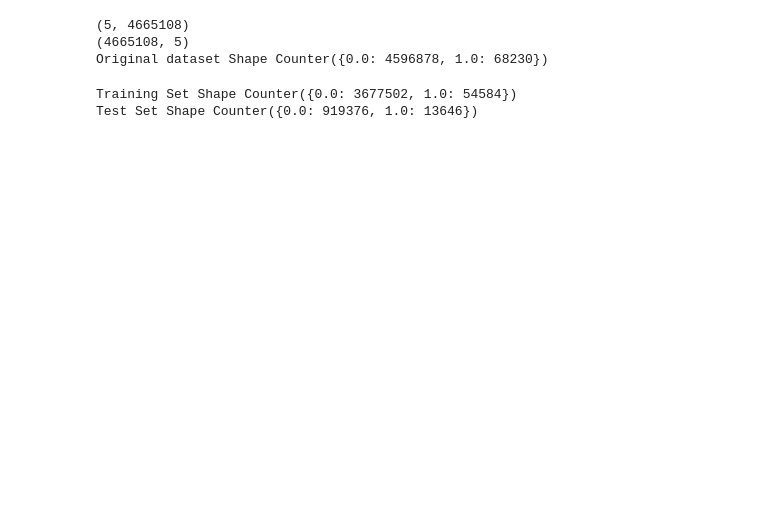
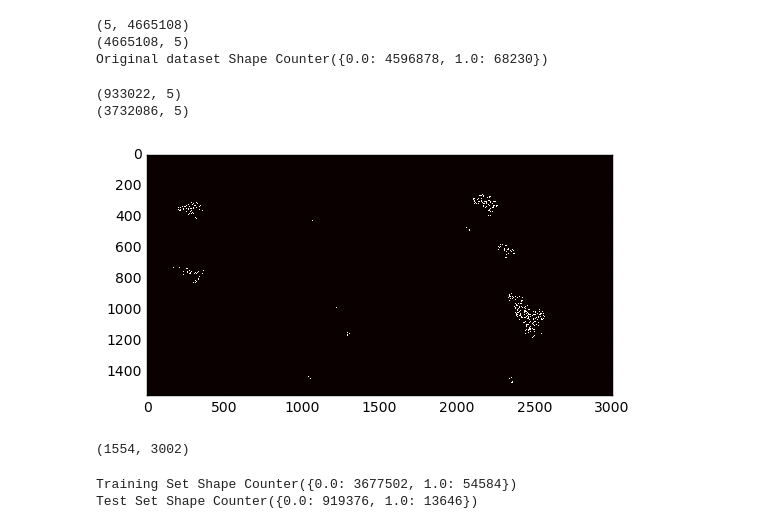
Before and after one commit to SKhatter/Analyzing-and-Predicting-Wildfires, a Jupyter notebook: code/resampling/PlainDecisionTree.ipynb, the cells around one changed output. Drawn from its saved outputs; the diff is of its cells as text; code cells hidden in the pictures; blank space fills up the shorter version.

```diff
--- a/code/resampling/PlainDecisionTree.ipynb
+++ b/code/resampling/PlainDecisionTree.ipynb
@@ -54,12 +53,11 @@ band4_12 = dataset4_12.GetRasterBand(1)
 
 #get data in the numpy arrays for 2012
 data_fireFreq =  np.array(band_fireFreq.ReadAsArray(0,0,band_fireFreq.XSize, band_fireFreq.YSize))
-data1_12 = np.array(band1_12.ReadAsArray())
+data1_12 = np.array(band1_12.ReadAsArray(0,0,band1_12.XSize, band1_12.YSize))
 data2_12 = np.array(band2_12.ReadAsArray(0,0,band2_12.XSize, band2_12.YSize))
 data3_12 = np.array(band3_12.ReadAsArray(0,0,band3_12.XSize, band3_12.YSize))
 data4_12 = np.array(band4_12.ReadAsArray(0,0,band4_12.XSize, band4_12.YSize))
 
-
 print(data1_12.shape)
 # %% [output]
 (1554, 3002)
@@ -135,0 +128,44 @@ classifier_original = tree.DecisionTreeClassifier()
+# %%
+#creating training set and test set using train_test_split
+#indices are used so as to trace the cooridnates
+X_indices = []
+X_indices = list(range(y.shape[0]))
+X_indices = np.asarray(X_indices)
+X_train = []
+X_test = []
+X_test_map = np.zeros(shape=(a.shape[0], a.shape[1]))
+
+
+X_indices_train, X_indices_test, y_train, y_test = train_test_split(X_indices, y, test_size = 0.2, stratify = y)
+
+#building the training set
+for i in range(len(X_indices_train)):
+    X_train.append(data[X_indices_train[i]])
+
+#building the test set
+for i in range(len(X_indices_test)):
+    r = X_indices_test[i]//a.shape[1]
+    c = X_indices_test[i] - r*a.shape[1]
+    X_test.append(data[X_indices_test[i]])
+    if y_test[i] == 1:
+        X_test_map[r][c] = 1
+
+
+
+X_train = np.asarray(X_train)
+X_test = np.asarray(X_test)
+print(X_test.shape)
+print(X_train.shape)
+# %% [output]
+(933022, 5)
+(3732086, 5)
+# %%
+#plotting the test set
+test_map = np.asarray(X_test_map)
+plt.imshow(test_map, cmap='hot', interpolation='nearest')
+plt.show()
+
+print(test_map.shape)
+# %% [output]
+[figure, added]
+(1554, 3002)
```
Also changed, not shown: parts of 19 cells of this notebook.
